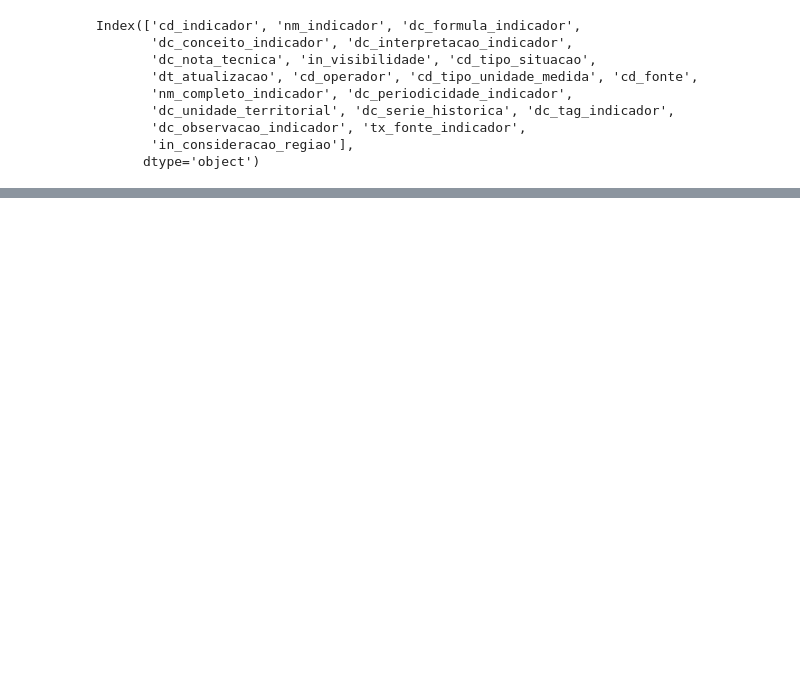
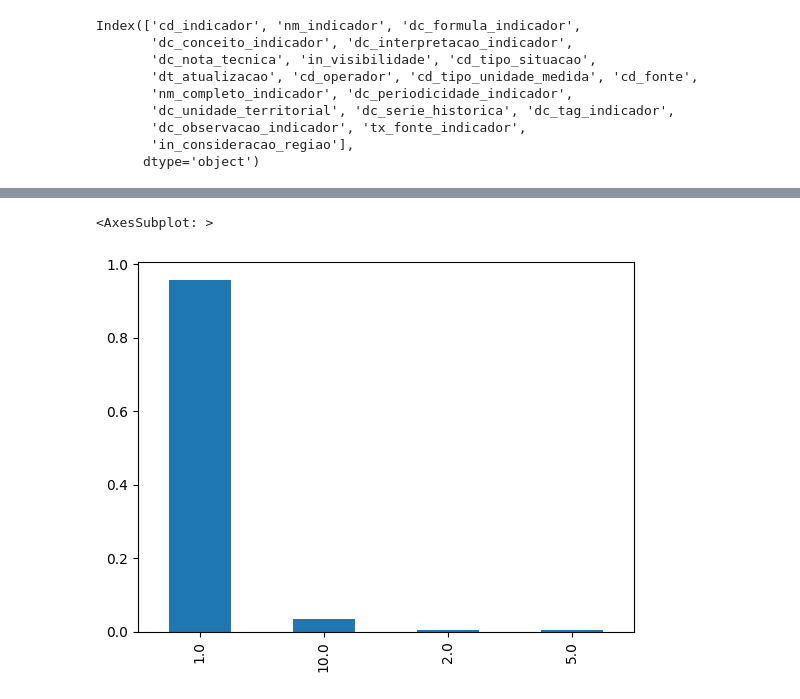
Before and after one commit to h-pgy/report_atualizacao_observasampa, a Jupyter notebook: report_variaveis.ipynb, the cells around one changed output, grey strips where cells are left out. Saved outputs shown, nothing was run; the diff lists cells and outputs as text; code cells hidden in the pictures; blank space fills up the shorter version.

```diff
--- a/report_variaveis.ipynb
+++ b/report_variaveis.ipynb
@@ -184,0 +207,27 @@ from core.utils.utils import solve_path
+# %%
+def padronizar_periodicidade(serie:str):
+
+    if serie is None:
+        return None
+
+    mapper = {
+        #como os dados sao anuais, mensal atual como se fosse anual
+        'mensal' : 1,
+        'anual' : 1,
+        'bienal' : 2,
+        'quinquenal' : 5,
+        'decenal' : 10,
+    }
+
+    for key, val in mapper.items():
+        if key in serie.lower():
+            return val
+    else:
+        return None
+# %%
+indi['periodicidade_padrao'] = indi['dc_periodicidade_indicador'].apply(padronizar_periodicidade)
+# %%
+indi['periodicidade_padrao'].value_counts(normalize=True).plot.bar()
+# %% [output]
+<AxesSubplot: >
+[figure, added]
```
Also changed, not shown: parts of 13 cells of this notebook, 4 other files.
